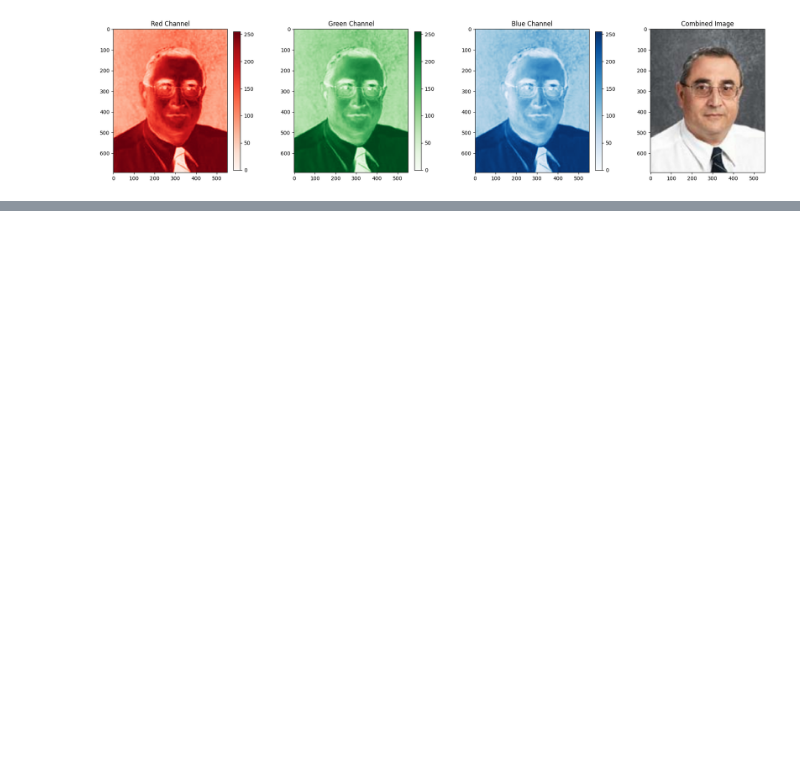
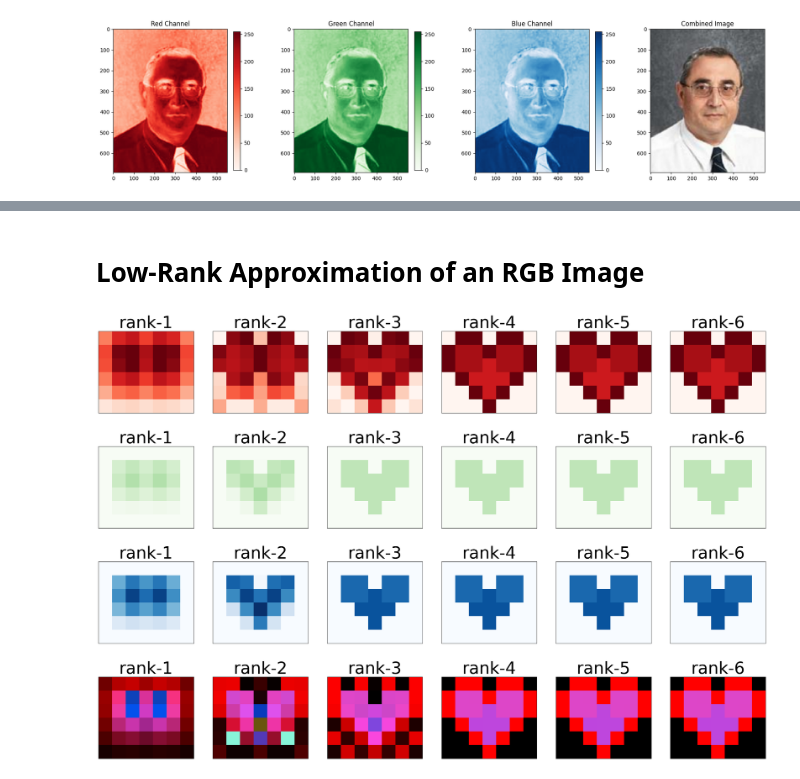
Before and after one commit to yuviji/svd-image-processing, a Jupyter notebook: svd.ipynb, the cells around one changed output, grey strips where cells are left out. Saved outputs shown, nothing was run; the diff lists cells and outputs as text; code cells hidden in the pictures; blank space fills up the shorter version.

```diff
--- a/svd.ipynb
+++ b/svd.ipynb
@@ -77,0 +131,78 @@ plt.show()
+# %% [markdown]
+# Low-Rank Approximation of an RGB Image
+# %%
+import numpy as np
+from numpy.linalg import svd
+import matplotlib.pyplot as plt
+from PIL import Image
+
+def lowRankApproximation(u, s, v, m, n, r, k):
+    if k > r:
+        return
+    approximation = np.zeros((m, n))
+    for K in range(k):
+        approximation += s[0, K] * u[:, K] @ v[K]
+    return approximation
+
+# Heart shape (colors)
+R = np.array([[0, 255, 255, 0, 255, 255, 0],
+              [255, 221, 221, 255, 221, 221, 255],
+              [255, 221, 221, 190, 221, 221, 255],
+              [0, 255, 190, 190, 190, 255, 0],
+              [0, 0, 255, 190, 255, 0, 0],
+              [0, 0, 0, 255, 0, 0, 0]
+              ])
+G = np.array([[0, 0, 0, 0, 0, 0, 0],
+              [0, 70, 70, 0, 70, 70, 0],
+              [0, 70, 70, 70, 70, 70, 0],
+              [0, 0, 70, 70, 70, 0, 0],
+              [0, 0, 0, 70, 0, 0, 0],
+              [0, 0, 0, 0, 0, 0, 0]])
+B = np.array([[0, 0, 0, 0, 0, 0, 0],
+              [0, 200, 200, 0, 200, 200, 0],
+              [0, 200, 200, 221, 200, 200, 0],
+              [0, 0, 221, 221, 221, 0, 0],
+              [0, 0, 0, 221, 0, 0, 0],
+              [0, 0, 0, 0, 0, 0, 0]])
+
+m, n = R.shape
+fig, axes = plt.subplots(figsize = (m*m, 4*m), nrows=4, ncols=m)
+ALL = []
+
+for color in range(3):
+    colors = [R, G, B]
+    cbars = {0:'Reds', 1:'Greens', 2:'Blues'}
+
+    U, S, V = svd(colors[color])
+    U, S, V = np.asmatrix(U), np.asmatrix(S), np.asmatrix(V)
+    r = S.shape[1]
+
+    ALL.append([])
+    for i in range(r):
+        ax = axes[color, i]
+        approx = lowRankApproximation(U, S, V, m, n, r, i+1)
+        ax.imshow(approx, cmap=cbars[color], vmin=0, vmax=255)
+        ax.set_title(f'rank-{i+1}', fontsize=50)
+        ax.set_xticks([])
+        ax.set_yticks([])
+        ALL[color].append(approx)
+
+# Normalize matrices to unsigned 8-bit integer for each pixel (0-255)
+red, green, blue = np.array(ALL[0]).astype(np.uint8), np.array(ALL[1]).astype(np.uint8), np.array(ALL[2]).astype(np.uint8)
+for i in range(r):
+    ax = axes[-1, i]
+
+    # Extract i_th frame from each channel
+    r = Image.fromarray(red[i], mode='L')
+    g = Image.fromarray(green[i], mode='L')
+    b = Image.fromarray(blue[i], mode='L')
+
+    # Display merged image
+    ax.imshow(Image.merge('RGB', (r, g, b)))
+    ax.set_title(f'rank-{i+1}', fontsize=50)
+    ax.set_xticks([])
+    ax.set_yticks([])
+
+plt.show()
+# %% [output]
+[figure, added]
```
Also changed, not shown: parts of 10 cells of this notebook, 26 other files.
